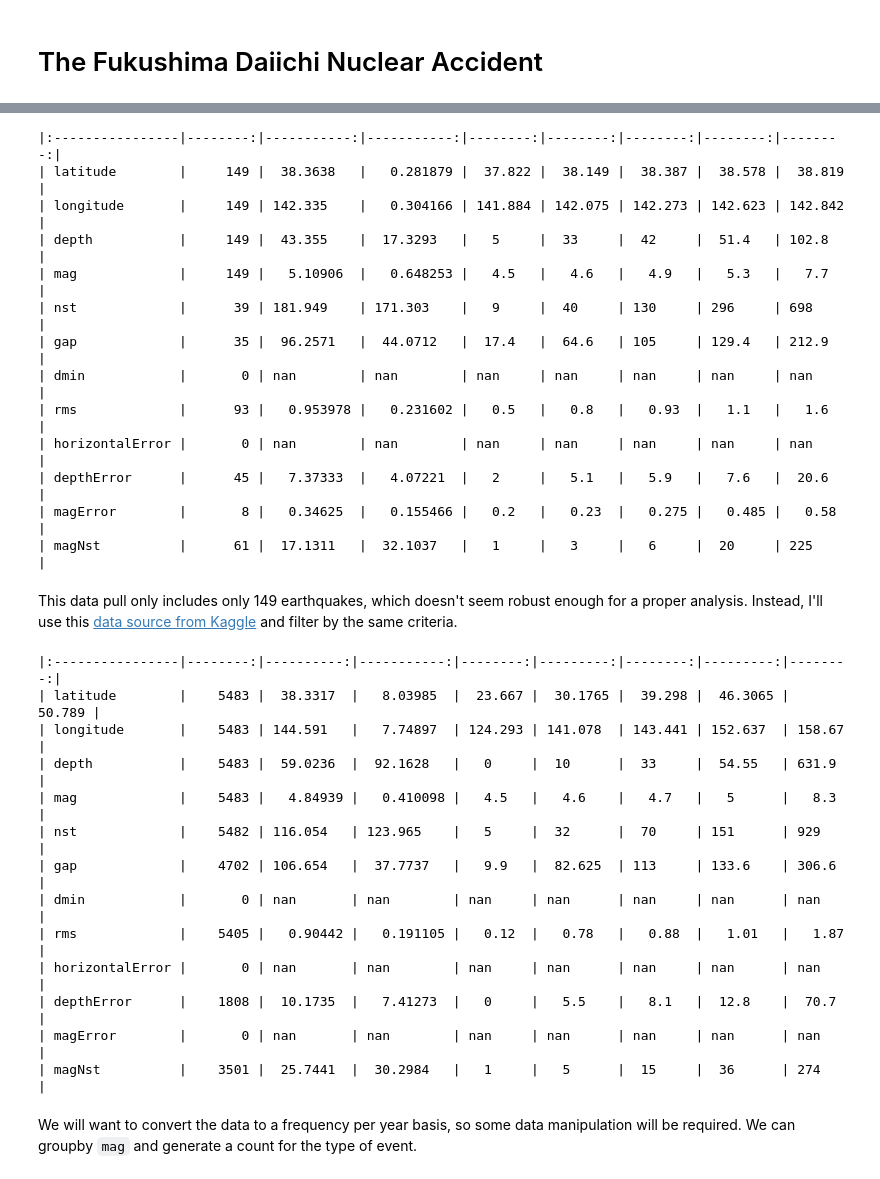
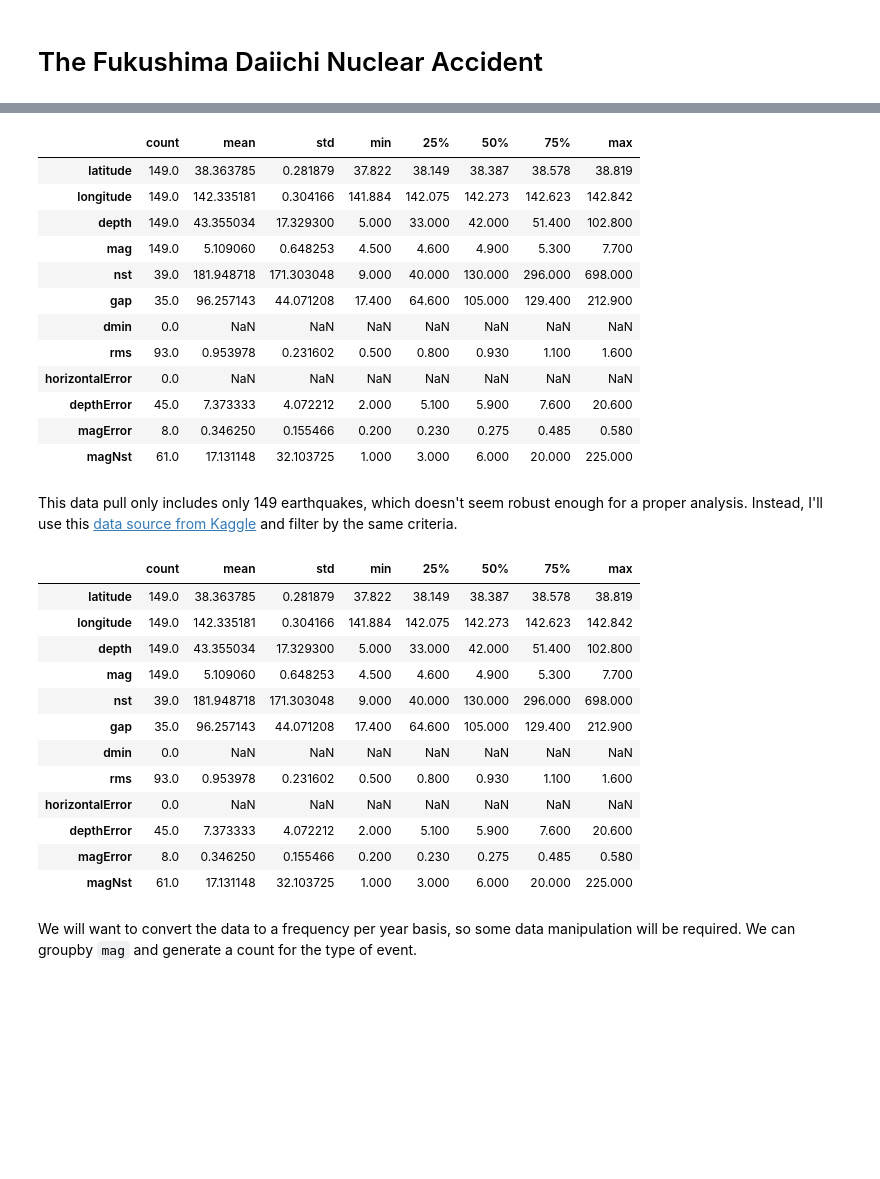
Before and after one commit to MichaelHotaling/blog, a Jupyter notebook: _notebooks/2022-05-21-earthquakes-in-japan.ipynb, the cells around one changed output, grey strips where cells are left out. Saved outputs shown, nothing was run; the diff lists cells and outputs as text; code cells hidden in the pictures; blank space fills up the shorter version.

```diff
--- a/_notebooks/2022-05-21-earthquakes-in-japan.ipynb
+++ b/_notebooks/2022-05-21-earthquakes-in-japan.ipynb
@@ -94,38 +94,38 @@ In his book, Nate Silver uses data from January 1st, 1964 to March 11th, 2011 to
 # %%
 min_lat, max_lat = 38.32 - 0.5, 38.32 + 0.5
 min_long, max_long = 142.37 - 0.5, 142.37 + 0.5
 start_time = datetime.datetime(1964,1,1)
 end_time = datetime.datetime(2011,3,11)
 url = f"""\
 https://earthquake.usgs.gov/fdsnws/event/1/\
 query.csv?\
 starttime={start_time.strftime("%Y-%m-%d")}&\
 endtime={end_time.strftime("%Y-%m-%d")}&\
 maxlatitude={max_lat}&\
 minlatitude={min_lat}&\
 maxlongitude={max_long}&\
 minlongitude={min_long}&\
 minmagnitude=4.5&\
 eventtype=earthquake&\
 orderby=magnitude&\
 limit=20000"""
 
 df = pd.read_csv(url)
-print(df.describe().T.to_markdown())
+df.describe().T
 # %% [output]
-|:----------------|--------:|-----------:|-----------:|--------:|--------:|--------:|--------:|--------:|
-| latitude        |     149 |  38.3638   |   0.281879 |  37.822 |  38.149 |  38.387 |  38.578 |  38.819 |
-| longitude       |     149 | 142.335    |   0.304166 | 141.884 | 142.075 | 142.273 | 142.623 | 142.842 |
-| depth           |     149 |  43.355    |  17.3293   |   5     |  33     |  42     |  51.4   | 102.8   |
-| mag             |     149 |   5.10906  |   0.648253 |   4.5   |   4.6   |   4.9   |   5.3   |   7.7   |
-| nst             |      39 | 181.949    | 171.303    |   9     |  40     | 130     | 296     | 698     |
-| gap             |      35 |  96.2571   |  44.0712   |  17.4   |  64.6   | 105     | 129.4   | 212.9   |
-| dmin            |       0 | nan        | nan        | nan     | nan     | nan     | nan     | nan     |
-| rms             |      93 |   0.953978 |   0.231602 |   0.5   |   0.8   |   0.93  |   1.1   |   1.6   |
-| horizontalError |       0 | nan        | nan        | nan     | nan     | nan     | nan     | nan     |
-| depthError      |      45 |   7.37333  |   4.07221  |   2     |   5.1   |   5.9   |   7.6   |  20.6   |
-| magError        |       8 |   0.34625  |   0.155466 |   0.2   |   0.23  |   0.275 |   0.485 |   0.58  |
-| magNst          |      61 |  17.1311   |  32.1037   |   1     |   3     |   6     |  20     | 225     |
+|  | count | mean | std | min | 25% | 50% | 75% | max |
+| latitude | 149.0 | 38.363785 | 0.281879 | 37.822 | 38.149 | 38.387 | 38.578 | 38.819 |
+| longitude | 149.0 | 142.335181 | 0.304166 | 141.884 | 142.075 | 142.273 | 142.623 | 142.842 |
+| depth | 149.0 | 43.355034 | 17.329300 | 5.000 | 33.000 | 42.000 | 51.400 | 102.800 |
+| mag | 149.0 | 5.109060 | 0.648253 | 4.500 | 4.600 | 4.900 | 5.300 | 7.700 |
+| nst | 39.0 | 181.948718 | 171.303048 | 9.000 | 40.000 | 130.000 | 296.000 | 698.000 |
+| gap | 35.0 | 96.257143 | 44.071208 | 17.400 | 64.600 | 105.000 | 129.400 | 212.900 |
+| dmin | 0.0 | NaN | NaN | NaN | NaN | NaN | NaN | NaN |
+| rms | 93.0 | 0.953978 | 0.231602 | 0.500 | 0.800 | 0.930 | 1.100 | 1.600 |
+| horizontalError | 0.0 | NaN | NaN | NaN | NaN | NaN | NaN | NaN |
+| depthError | 45.0 | 7.373333 | 4.072212 | 2.000 | 5.100 | 5.900 | 7.600 | 20.600 |
+| magError | 8.0 | 0.346250 | 0.155466 | 0.200 | 0.230 | 0.275 | 0.485 | 0.580 |
+| magNst | 61.0 | 17.131148 | 32.103725 | 1.000 | 3.000 | 6.000 | 20.000 | 225.000 |
 # %% [markdown]
 This data pull only includes only 149 earthquakes, which doesn't seem robust enough for a proper analysis. Instead, I'll use this [data source from Kaggle](https://www.kaggle.com/datasets/aerodinamicc/earthquakes-in-japan) and filter by the same criteria.
 # %%
@@ -135,21 +135,21 @@ df['time'] = pd.to_datetime(df['time'])
 df = df[df['time']<"2011-03-10"]
 # %%
 #hide_input
-print(df.describe().T.to_markdown())
+df.describe().T
 # %% [output]
-|:----------------|--------:|----------:|-----------:|--------:|---------:|--------:|---------:|--------:|
-| latitude        |    5483 |  38.3317  |   8.03985  |  23.667 |  30.1765 |  39.298 |  46.3065 |  50.789 |
-| longitude       |    5483 | 144.591   |   7.74897  | 124.293 | 141.078  | 143.441 | 152.637  | 158.67  |
-| depth           |    5483 |  59.0236  |  92.1628   |   0     |  10      |  33     |  54.55   | 631.9   |
-| mag             |    5483 |   4.84939 |   0.410098 |   4.5   |   4.6    |   4.7   |   5      |   8.3   |
-| nst             |    5482 | 116.054   | 123.965    |   5     |  32      |  70     | 151      | 929     |
-| gap             |    4702 | 106.654   |  37.7737   |   9.9   |  82.625  | 113     | 133.6    | 306.6   |
-| dmin            |       0 | nan       | nan        | nan     | nan      | nan     | nan      | nan     |
-| rms             |    5405 |   0.90442 |   0.191105 |   0.12  |   0.78   |   0.88  |   1.01   |   1.87  |
-| horizontalError |       0 | nan       | nan        | nan     | nan      | nan     | nan      | nan     |
-| depthError      |    1808 |  10.1735  |   7.41273  |   0     |   5.5    |   8.1   |  12.8    |  70.7   |
-| magError        |       0 | nan       | nan        | nan     | nan      | nan     | nan      | nan     |
-| magNst          |    3501 |  25.7441  |  30.2984   |   1     |   5      |  15     |  36      | 274     |
+|  | count | mean | std | min | 25% | 50% | 75% | max |
+| latitude | 149.0 | 38.363785 | 0.281879 | 37.822 | 38.149 | 38.387 | 38.578 | 38.819 |
+| longitude | 149.0 | 142.335181 | 0.304166 | 141.884 | 142.075 | 142.273 | 142.623 | 142.842 |
+| depth | 149.0 | 43.355034 | 17.329300 | 5.000 | 33.000 | 42.000 | 51.400 | 102.800 |
+| mag | 149.0 | 5.109060 | 0.648253 | 4.500 | 4.600 | 4.900 | 5.300 | 7.700 |
+| nst | 39.0 | 181.948718 | 171.303048 | 9.000 | 40.000 | 130.000 | 296.000 | 698.000 |
+| gap | 35.0 | 96.257143 | 44.071208 | 17.400 | 64.600 | 105.000 | 129.400 | 212.900 |
+| dmin | 0.0 | NaN | NaN | NaN | NaN | NaN | NaN | NaN |
+| rms | 93.0 | 0.953978 | 0.231602 | 0.500 | 0.800 | 0.930 | 1.100 | 1.600 |
+| horizontalError | 0.0 | NaN | NaN | NaN | NaN | NaN | NaN | NaN |
+| depthError | 45.0 | 7.373333 | 4.072212 | 2.000 | 5.100 | 5.900 | 7.600 | 20.600 |
+| magError | 8.0 | 0.346250 | 0.155466 | 0.200 | 0.230 | 0.275 | 0.485 | 0.580 |
+| magNst | 61.0 | 17.131148 | 32.103725 | 1.000 | 3.000 | 6.000 | 20.000 | 225.000 |
 # %%
 #hide_input
 years = (df['time'].max() - df['time'].min()).days/365.25
```
